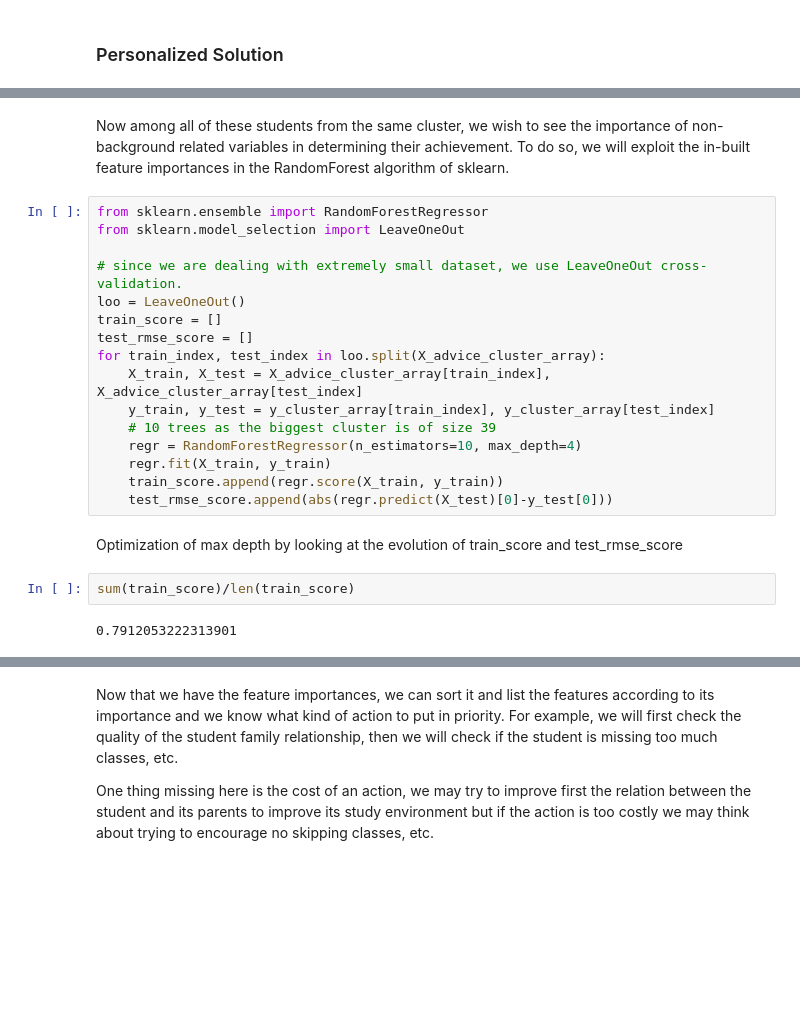
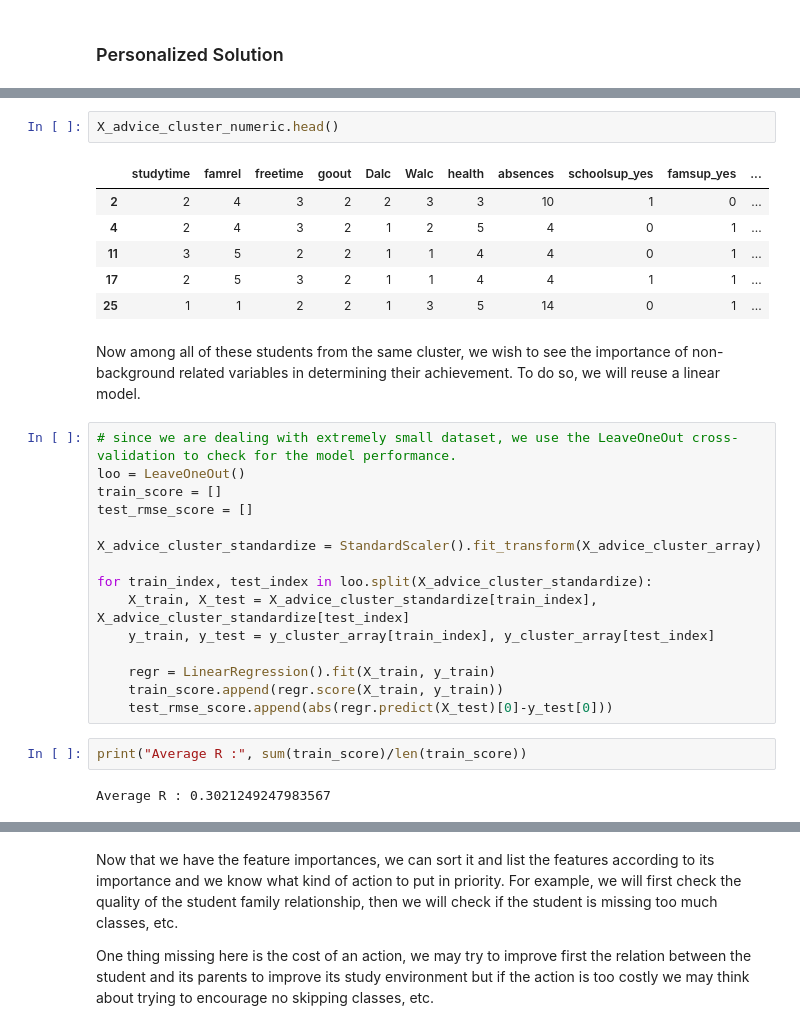
Before and after one commit to songmaxime/student_performance_advisor, a Jupyter notebook: student_performance_advice.ipynb, the cells around one changed output, grey strips where cells are left out. Drawn from its saved outputs; the diff is of its cells as text; blank space fills up the shorter version.

```diff
--- a/student_performance_advice.ipynb
+++ b/student_performance_advice.ipynb
@@ -244,25 +355,31 @@ y_cluster_array = y_cluster.to_numpy()
+# %%
+X_advice_cluster_numeric.head()
+# %% [output]
+|  | studytime | famrel | freetime | goout | Dalc | Walc | health | absences | schoolsup_yes | famsup_yes | ... |
+| 2 | 2 | 4 | 3 | 2 | 2 | 3 | 3 | 10 | 1 | 0 | ... |
+| 4 | 2 | 4 | 3 | 2 | 1 | 2 | 5 | 4 | 0 | 1 | ... |
+| 11 | 3 | 5 | 2 | 2 | 1 | 1 | 4 | 4 | 0 | 1 | ... |
+| 17 | 2 | 5 | 3 | 2 | 1 | 1 | 4 | 4 | 1 | 1 | ... |
+| 25 | 1 | 1 | 2 | 2 | 1 | 3 | 5 | 14 | 0 | 1 | ... |
 # %% [markdown]
-Now among all of these students from the same cluster, we wish to see the importance of non-background related variables in determining their achievement. To do so, we will exploit the in-built feature importances in the RandomForest algorithm of sklearn.
+Now among all of these students from the same cluster, we wish to see the importance of non-background related variables in determining their achievement. To do so, we will reuse a linear model.
 # %%
-from sklearn.ensemble import RandomForestRegressor
-from sklearn.model_selection import LeaveOneOut
-
-# since we are dealing with extremely small dataset, we use LeaveOneOut cross-validation.
+# since we are dealing with extremely small dataset, we use the LeaveOneOut cross-validation to check for the model performance.
 loo = LeaveOneOut()
 train_score = []
 test_rmse_score = []
-for train_index, test_index in loo.split(X_advice_cluster_array):
-    X_train, X_test = X_advice_cluster_array[train_index], X_advice_cluster_array[test_index]
+
+X_advice_cluster_standardize = StandardScaler().fit_transform(X_advice_cluster_array)
+
+for train_index, test_index in loo.split(X_advice_cluster_standardize):
+    X_train, X_test = X_advice_cluster_standardize[train_index], X_advice_cluster_standardize[test_index]
     y_train, y_test = y_cluster_array[train_index], y_cluster_array[test_index]
-    # 10 trees as the biggest cluster is of size 39
-    regr = RandomForestRegressor(n_estimators=10, max_depth=4)
-    regr.fit(X_train, y_train)
+
+    regr = LinearRegression().fit(X_train, y_train)
     train_score.append(regr.score(X_train, y_train))
     test_rmse_score.append(abs(regr.predict(X_test)[0]-y_test[0]))
-# %% [markdown]
-Optimization of max depth by looking at the evolution of train_score and test_rmse_score
 # %%
-sum(train_score)/len(train_score)
+print("Average R :", sum(train_score)/len(train_score))
 # %% [output]
-0.7912053222313901
+Average R : 0.3021249247983567
 # %%
```
Also changed, not shown: parts of 35 cells of this notebook.
